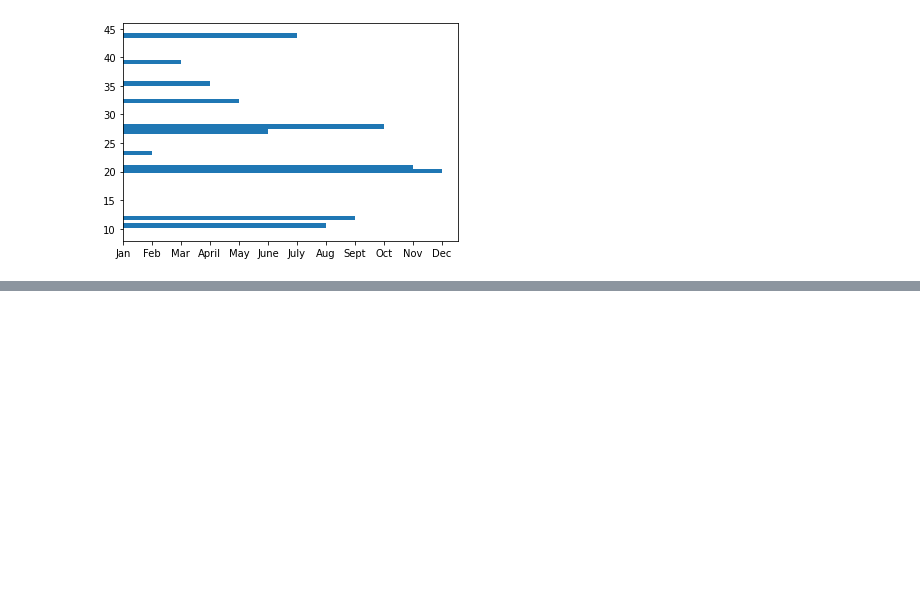
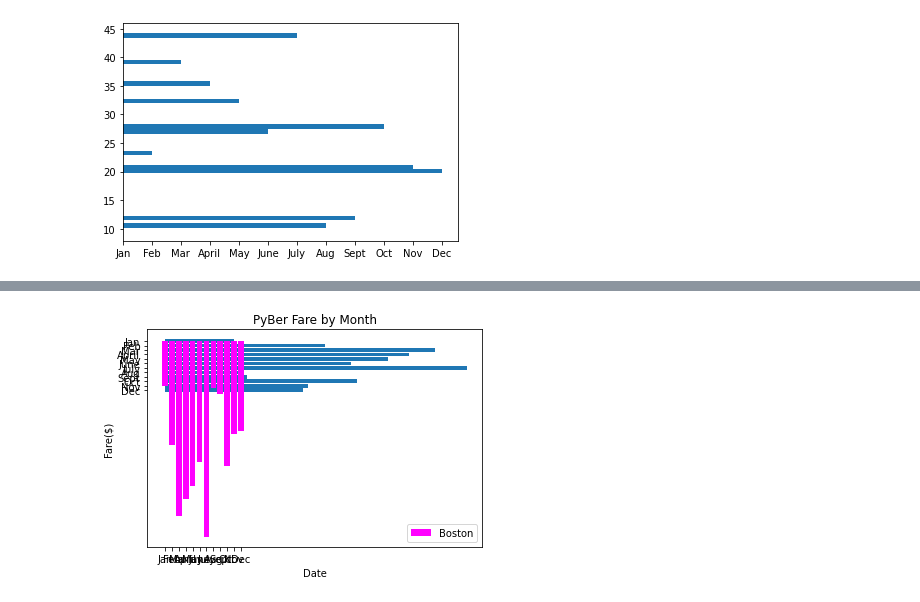
Before and after one commit to kaku2792/PyBer_Analysis, a Jupyter notebook: matplotlib_practice.ipynb, the cells around one changed output, grey strips where cells are left out. Saved outputs shown, nothing was run; the diff lists cells and outputs as text; code cells hidden in the pictures; blank space fills up the shorter version.

```diff
--- a/matplotlib_practice.ipynb
+++ b/matplotlib_practice.ipynb
@@ -111,7 +111,7 @@ plt.barh(y_axis, x_axis)
 # Create the plot.
 plt.barh(x_axis, y_axis)
 plt.gca().invert_yaxis()
-plt.bar(x_axis, y_axis, color="magenta", label='Boston'
+plt.bar(x_axis, y_axis, color="magenta", label='Boston')
 plt.xlabel("Date")
 plt.ylabel("Fare($)")
 # Create a title.
@@ -123,3 +123,4 @@ SyntaxError: invalid syntax (<ipython-input-72-d14d24dc1417>, line 5)
+[figure, added]
 # %%
 # Set the x-axis to a list of strings for each month.
 x_axis = ["Jan", "Feb", "Mar", "April", "May", "June", "July", "Aug", "Sept", "Oct", "Nov", "Dec"]
```
Also changed, not shown: parts of 26 cells of this notebook, 1 other file.
